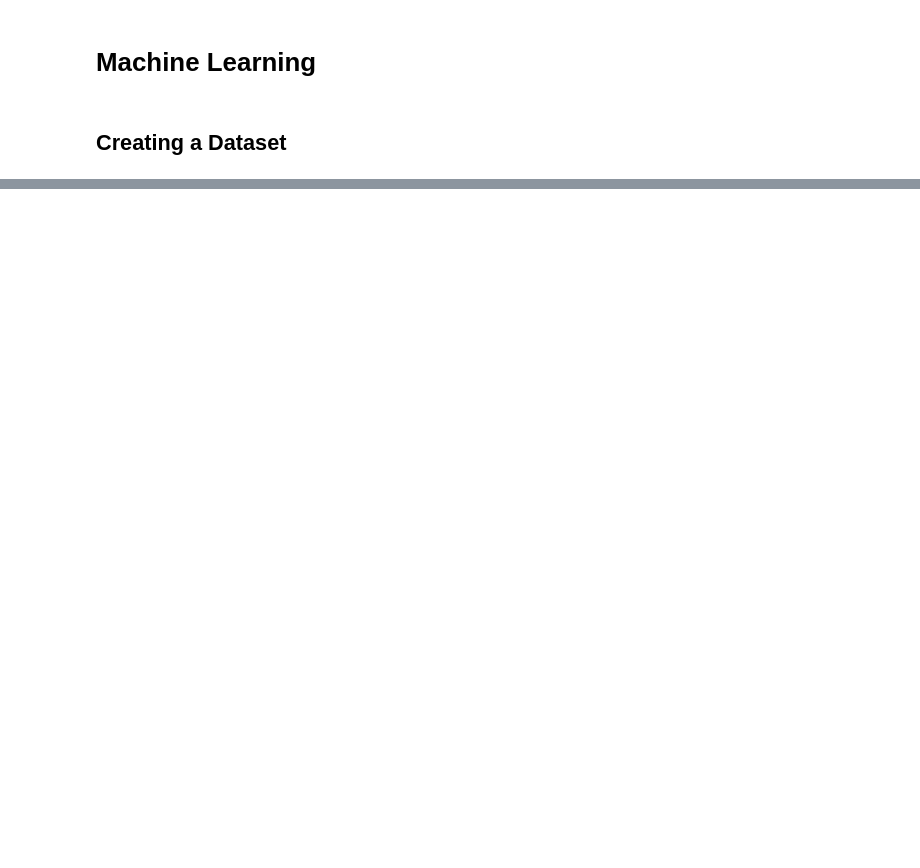
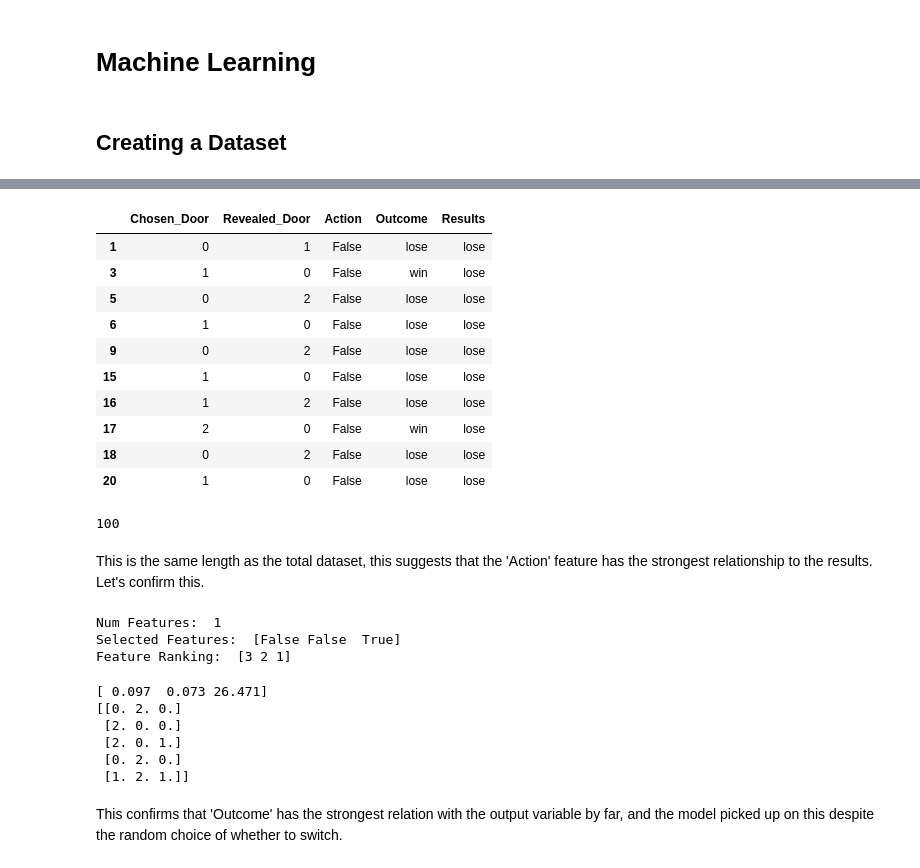
Before and after one commit to L-brierton/Monty-Hall-Problem, a Jupyter notebook: The Monty Hall Problem Demonstrated.ipynb, the cells around one changed output, grey strips where cells are left out. Cells and saved outputs as stored; diff of their text form; code cells hidden in the pictures; blank space fills up the shorter version.

```diff
--- a/The Monty Hall Problem Demonstrated.ipynb
+++ b/The Monty Hall Problem Demonstrated.ipynb
@@ -256,0 +305,47 @@ We find that the accuracy of the models seemed to be capped at ~0.67, could this
+# %%
+dataset_validation.loc[(dataset_validation['Action'] == False) & (dataset_validation['Results'] == 'lose')].head(10)
+# %% [output]
+|  | Chosen_Door | Revealed_Door | Action | Outcome | Results |
+| 1 | 0 | 1 | False | lose | lose |
+| 3 | 1 | 0 | False | win | lose |
+| 5 | 0 | 2 | False | lose | lose |
+| 6 | 1 | 0 | False | lose | lose |
+| 9 | 0 | 2 | False | lose | lose |
+| 15 | 1 | 0 | False | lose | lose |
+| 16 | 1 | 2 | False | lose | lose |
+| 17 | 2 | 0 | False | win | lose |
+| 18 | 0 | 2 | False | lose | lose |
+| 20 | 1 | 0 | False | lose | lose |
+# %%
+len(dataset_validation.loc[(dataset_validation['Action'] == True) & (dataset_validation['Results'] == 'win')]) + len(dataset_validation.loc[(dataset_validation['Action'] == False) & (dataset_validation['Results'] == 'lose')])
+# %% [output]
+100
+# %% [markdown]
+This is the same length as the total dataset, this suggests that the 'Action' feature has the strongest relationship to the results. Let's confirm this.
+# %%
+model = LogisticRegression()
+rfe = RFE(model, 1)
+fit = rfe.fit(X, Y)
+print("Num Features: ", fit.n_features_)
+print("Selected Features: ", fit.support_)
+print("Feature Ranking: ", fit.ranking_)
+# %% [output]
+Num Features:  1
+Selected Features:  [False False  True]
+Feature Ranking:  [3 2 1]
+# %%
+test = SelectKBest(score_func=chi2, k=3)
+fit = test.fit(X, Y)
+np.set_printoptions(precision=3)
+print(fit.scores_)
+features = fit.transform(X)
+print(features[0:5,:])
+# %% [output]
+[ 0.097  0.073 26.471]
+[[0. 2. 0.]
+ [2. 0. 0.]
+ [2. 0. 1.]
+ [0. 2. 0.]
+ [1. 2. 1.]]
+# %% [markdown]
+This confirms that 'Outcome' has the strongest relation with the output variable by far, and the model picked up on this despite the random choice of whether to switch.
```
Also changed, not shown: parts of 35 cells of this notebook.
